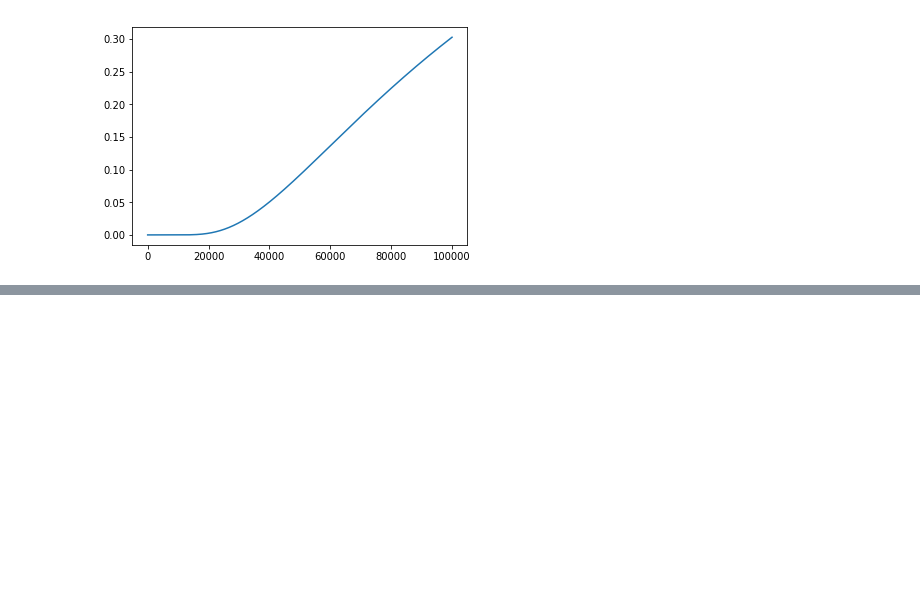
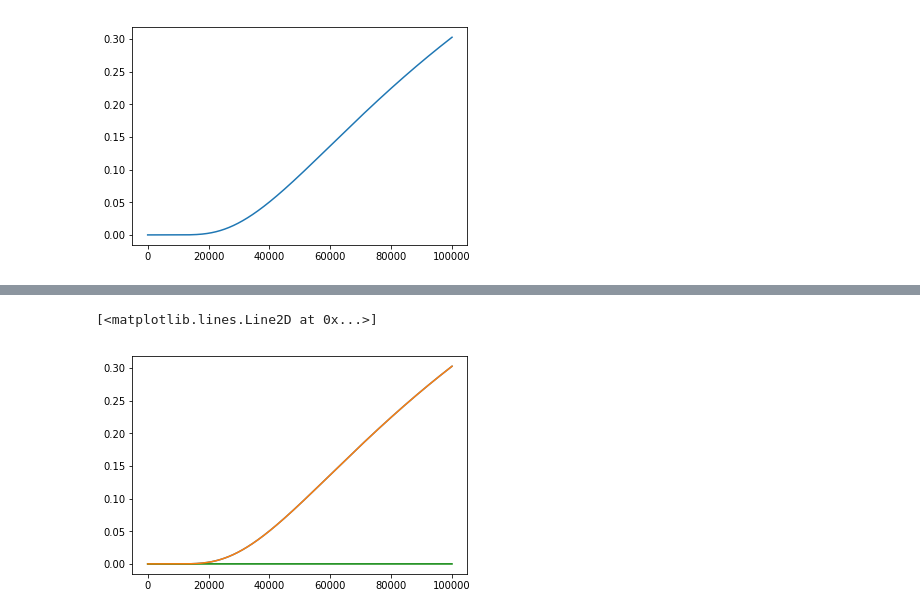
Before and after one commit to hmsand2050/astro_phys, a Jupyter notebook: HW_9_Mac.ipynb, the cells around one changed output, grey strips where cells are left out. Cells and saved outputs as stored; diff of their text form; code cells hidden in the pictures; blank space fills up the shorter version.

```diff
--- a/HW_9_Mac.ipynb
+++ b/HW_9_Mac.ipynb
@@ -45,0 +60,7 @@ plt.plot(three(dE, kerg, T, Ne, me, kJ, hbar, Ei))
+# %%
+plt.plot(one(DE, k, T),label = '1')
+plt.plot(two(Ne, me, kJ, T, hbar, Ei, kerg),'g')
+plt.plot(three(dE, kerg, T, Ne, me, kJ, hbar, Ei))
+# %% [output]
+[<matplotlib.lines.Line2D at 0x...>]
+[figure, added]
```
Also changed, not shown: parts of 4 cells of this notebook.
